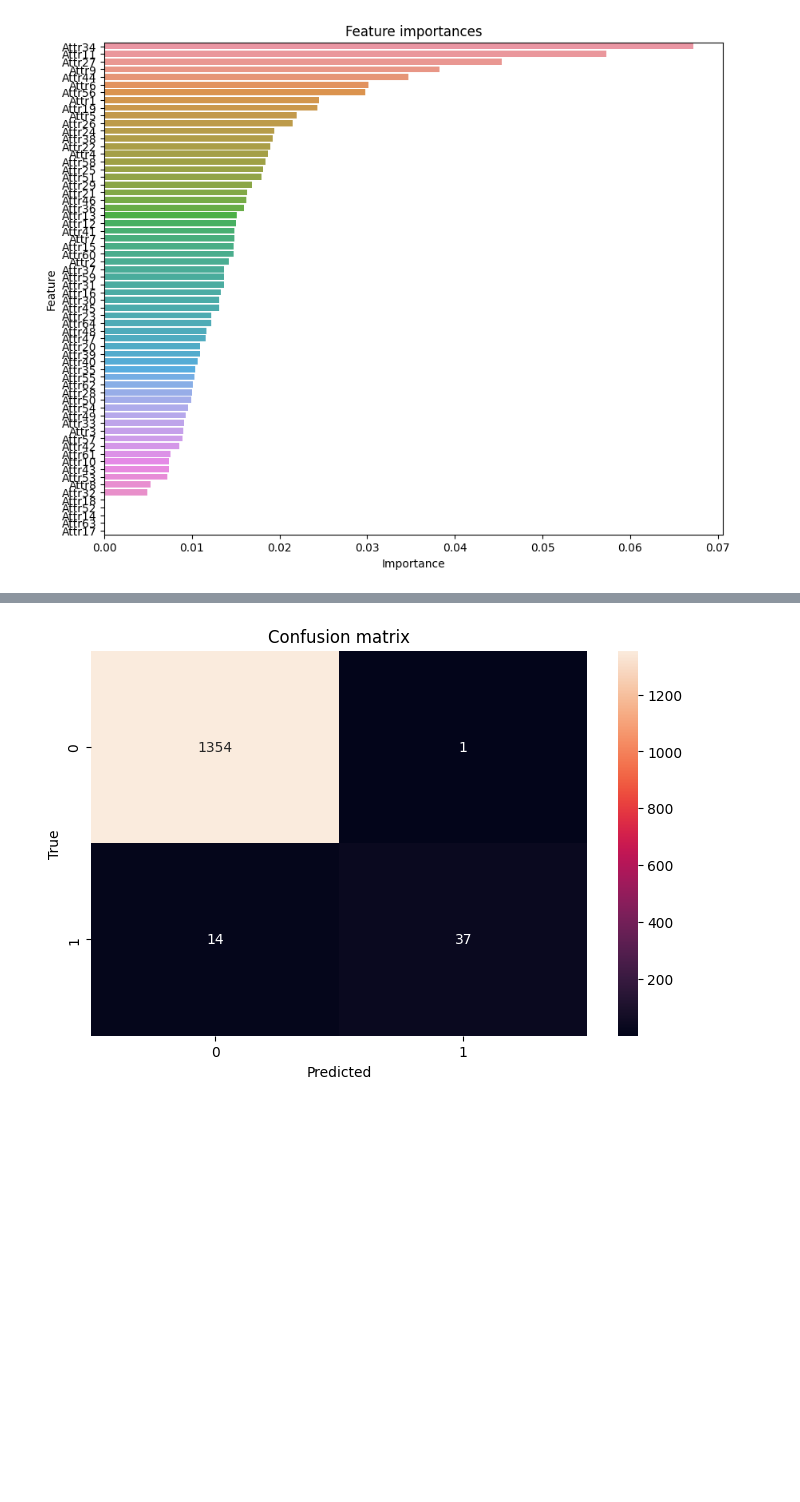
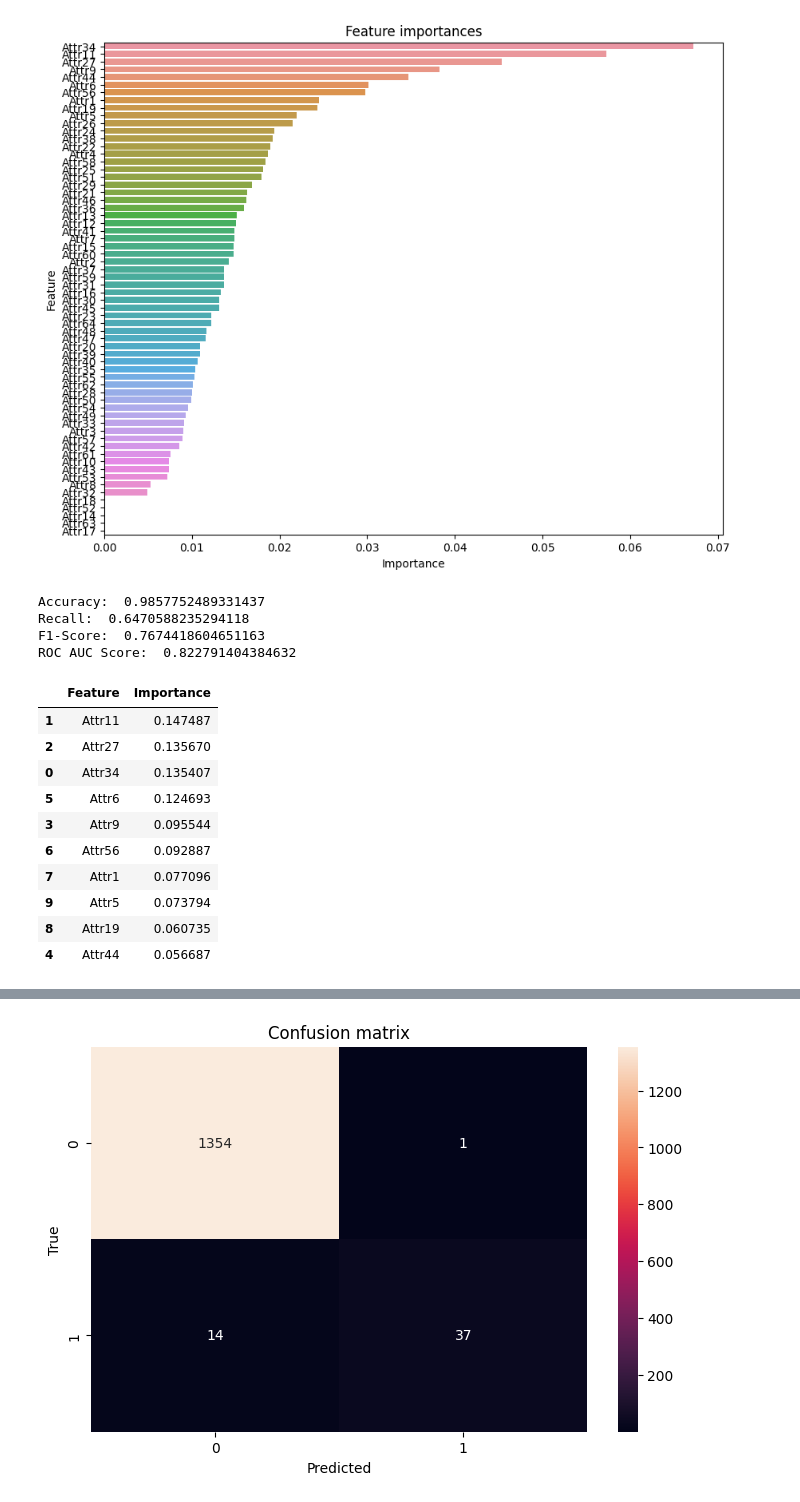
Before and after one commit to ad-po/Polish-bankruptcy-companies-analysis, a Jupyter notebook: notebooks/004_FeatureSelection.ipynb, the cells around one changed output, grey strips where cells are left out. Drawn from its saved outputs; the diff is of its cells as text; code cells hidden in the pictures; blank space fills up the shorter version.

```diff
--- a/notebooks/004_FeatureSelection.ipynb
+++ b/notebooks/004_FeatureSelection.ipynb
@@ -104,3 +89,57 @@ plt.title('Feature importances')
 plt.show()
 # %% [output]
 [figure]
+# %%
+# Retrain the model using top 10 features
+
+# Select top 10 features
+top_10_features = feature_importances_df['Feature'].head(10).values
+
+# Select these features from the original data
+X_train_top_10 = X_train[top_10_features]
+X_test_top_10 = X_test[top_10_features]
+
+# Train the model on top 10 features
+clf_top_10 = xgb.XGBClassifier(use_label_encoder=False, eval_metric="logloss", random_state=42)
+clf_top_10.fit(X_train_top_10, y_train)
+
+# Get feature importances from the model
+feature_importances_top_10 = clf_top_10.feature_importances_
+
+# Create a dataframe to store the features and their importance
+feature_importances_top_10_df = pd.DataFrame({
+    'Feature': X_train_top_10.columns,
+    'Importance': feature_importances_top_10
+})
+
+# Sort the dataframe by importance
+feature_importances_top_10_df.sort_values(by='Importance', ascending=False, inplace=True)
+
+# Make predictions on the test set
+y_pred_top_10 = clf_top_10.predict(X_test_top_10)
+
+# Calculate and print metrics
+print("Accuracy: ", accuracy_score(y_test, y_pred_top_10))
+print("Recall: ", recall_score(y_test, y_pred_top_10))
+print("F1-Score: ", f1_score(y_test, y_pred_top_10))
+print("ROC AUC Score: ", roc_auc_score(y_test, y_pred_top_10))
+
+
+# Display top 10 features
+feature_importances_top_10_df.head(10)
+# %% [output]
+Accuracy:  0.9857752489331437
+Recall:  0.6470588235294118
+F1-Score:  0.7674418604651163
+ROC AUC Score:  0.822791404384632
+|  | Feature | Importance |
+| 1 | Attr11 | 0.147487 |
+| 2 | Attr27 | 0.135670 |
+| 0 | Attr34 | 0.135407 |
+| 5 | Attr6 | 0.124693 |
+| 3 | Attr9 | 0.095544 |
+| 6 | Attr56 | 0.092887 |
+| 7 | Attr1 | 0.077096 |
+| 9 | Attr5 | 0.073794 |
+| 8 | Attr19 | 0.060735 |
+| 4 | Attr44 | 0.056687 |
```
Also changed, not shown: parts of 6 cells of this notebook, 1 other file.
